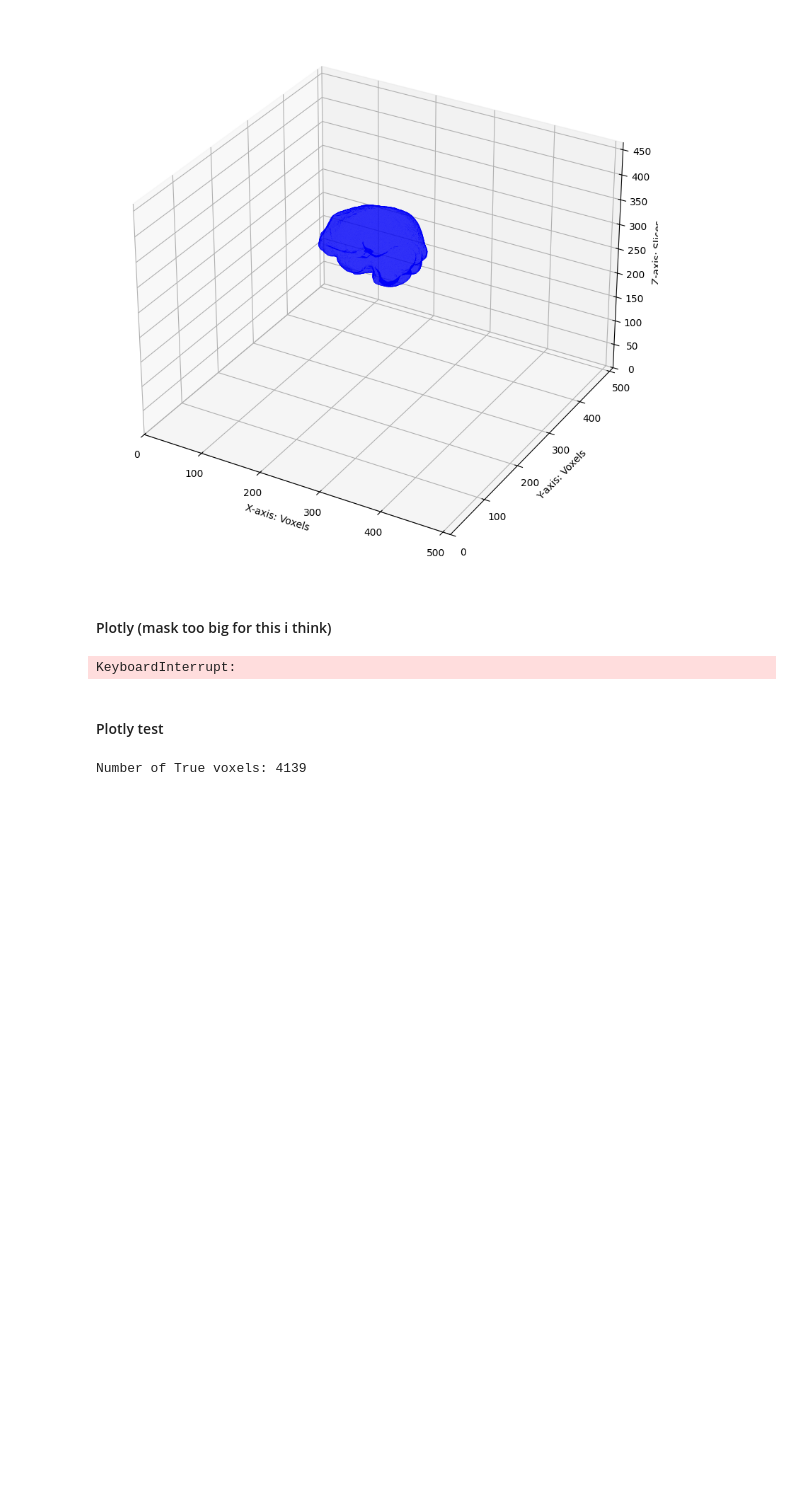
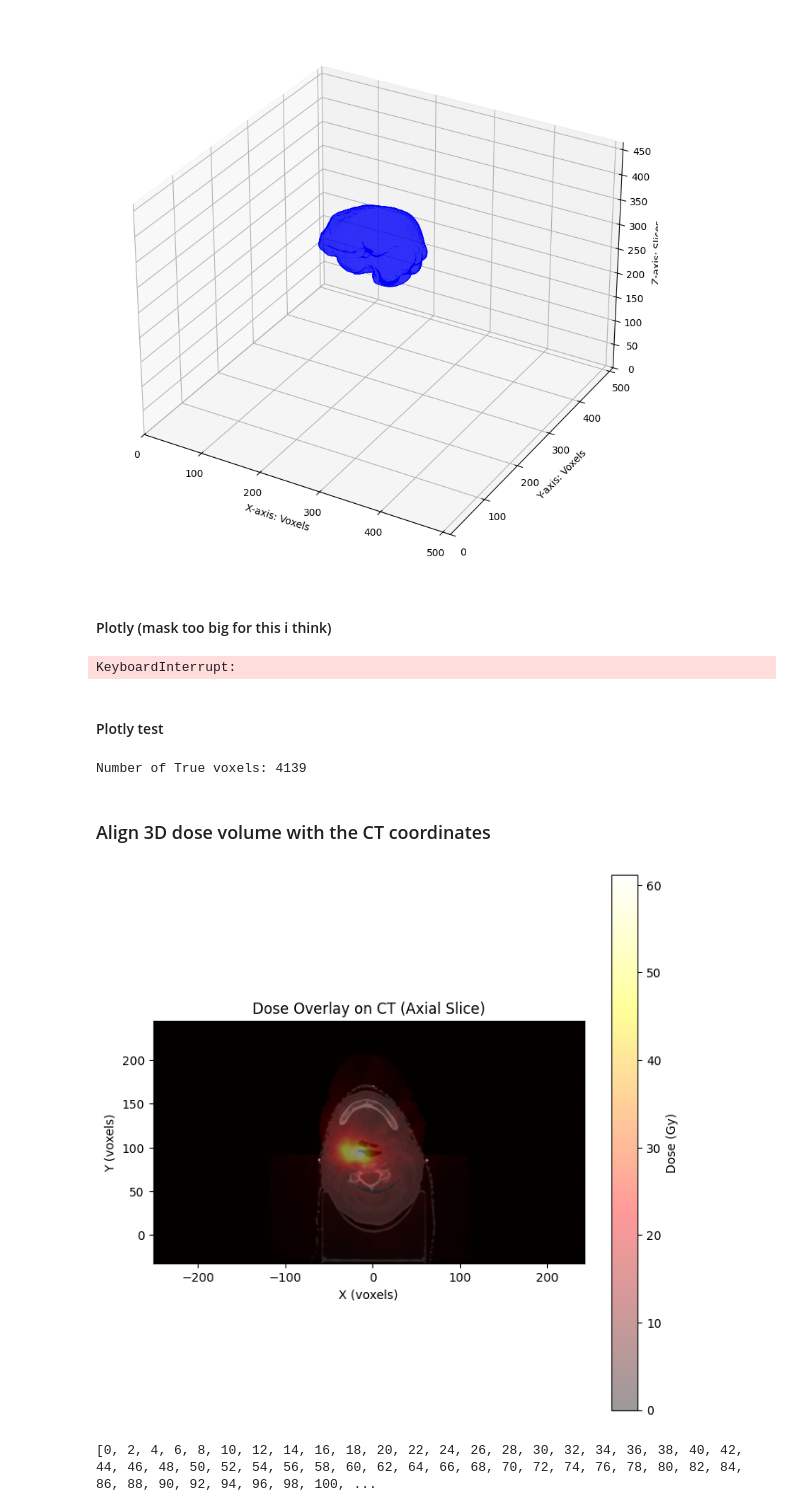
Before and after one commit to danieldeiros/TOH_Tractography, a Jupyter notebook: assignment.ipynb, the cells around one changed output. Cells and saved outputs as stored; diff of their text form; code cells hidden in the pictures; blank space fills up the shorter version.

Commit message:
Dose overlay started. Still needs some fixing

```diff
--- a/assignment.ipynb
+++ b/assignment.ipynb
@@ -479,3 +479,65 @@ fig.update_layout(
 fig.show()
 # %% [output]
 Number of True voxels: 4139
+# %% [markdown]
+### Align 3D dose volume with the CT coordinates
+# %%
+def mm_to_voxel(mm_coords, origin, spacing):
+    return np.round((mm_coords-origin)/spacing).astype(int)
+# %%
+# Define some parameters from the dose file(s)
+dose_origin = RD_Files[0].ImagePositionPatient # Origin for the dose files. All have the same origin
+dose_pixel_spacing = RD_Files[0].PixelSpacing # Pixel spacing for the dose files. All have the same spacing. In mm. [y x]
+dose_slice_thickness = RD_Files[0].SliceThickness # Slice thickness for the dose files. All have the same thickness. In mm. [z]
+dose_voxel_spacing = np.array([dose_pixel_spacing[1], dose_pixel_spacing[0], dose_slice_thickness]) # Voxel spacing for the dose files. [x y z]
+dose_images = np.transpose(RD_Files[0].pixel_array, (2, 1, 0)) # Take dose array and make it [x y z]. Starts off as [z y x]
+
+# Convert the dose origin to "generic" coords (still in mm)
+dose_centre_world = dose_origin + dose_voxel_spacing * np.array(dose_images.shape) / 2 # Shift origin to centre by taking the shape and multiplying the spacing and dividing by 2, then adding the origin
+
+# From this dose centre find corresponding CT voxel coordinates
+ct_voxel_centre = mm_to_voxel(dose_centre_world, origin, voxel_spacing)
+
+# Find slice index and corresponding CT image characteristics for that slice
+slice_index = ct_voxel_centre[2]
+ct_slice = CT_Images[:, :, slice_index]
+
+# Find dose voxel index now
+dose_voxel_index = np.round((ct_voxel_centre - (np.array(dose_origin) - np.array(origin))) / dose_voxel_spacing).astype(int)
+dose_slice = dose_images[:, :, dose_voxel_index[2]]
+
+# Define exents
+ct_extent = [
+    origin[0], # x_min (mm)
+    origin[0] + ct_slice.shape[0] * voxel_spacing[0], # x_max (mm)
+    origin[1], # y_min (mm)
+    origin[1] + ct_slice.shape[1] * voxel_spacing[1], # y_max (mm)
+]
+
+dose_extent = [
+    dose_origin[0], # x_min (mm)
+    dose_origin[0] + dose_slice.shape[0] * dose_voxel_spacing[0], # x_max (mm)
+    dose_origin[1], # y_min (mm)
+    dose_origin[1] + dose_slice.shape[1] * dose_voxel_spacing[1], # y_max (mm)
+]
+# Plot
+plt.figure(figsize=(8, 8))
+plt.imshow(ct_slice.T, cmap='gray', origin='upper', extent = ct_extent, alpha=1.0)
+plt.imshow(dose_slice.T/1000, cmap='hot', origin='upper', extent = dose_extent, alpha=0.4)
+# plt.imshow(ct_slice.T, cmap='gray', origin='upper', alpha=1.0)
+plt.title("Dose Overlay on CT (Axial Slice)")
+plt.xlabel("X (voxels)")
+plt.ylabel("Y (voxels)")
+plt.colorbar(label="Dose (Gy)")
+
+# x_pts, y_pts = contour_axial[:, 0], contour_axial[:, 1]
+# plt.plot(x_pts, y_pts, 'b-', extent = ct_extent, linewidth = 1)
+
+plt.show()
+# %% [output]
+[figure, added]
+# %%
+RD_Files[0].GridFrameOffsetVector
+# CT_Files[0].pixel_array
+# %% [output]
+[0, 2, 4, 6, 8, 10, 12, 14, 16, 18, 20, 22, 24, 26, 28, 30, 32, 34, 36, 38, 40, 42, 44, 46, 48, 50, 52, 54, 56, 58, 60, 62, 64, 66, 68, 70, 72, 74, 76, 78, 80, 82, 84, 86, 88, 90, 92, 94, 96, 98, 100, ...
```
Also changed, not shown: parts of 2 cells of this notebook.
